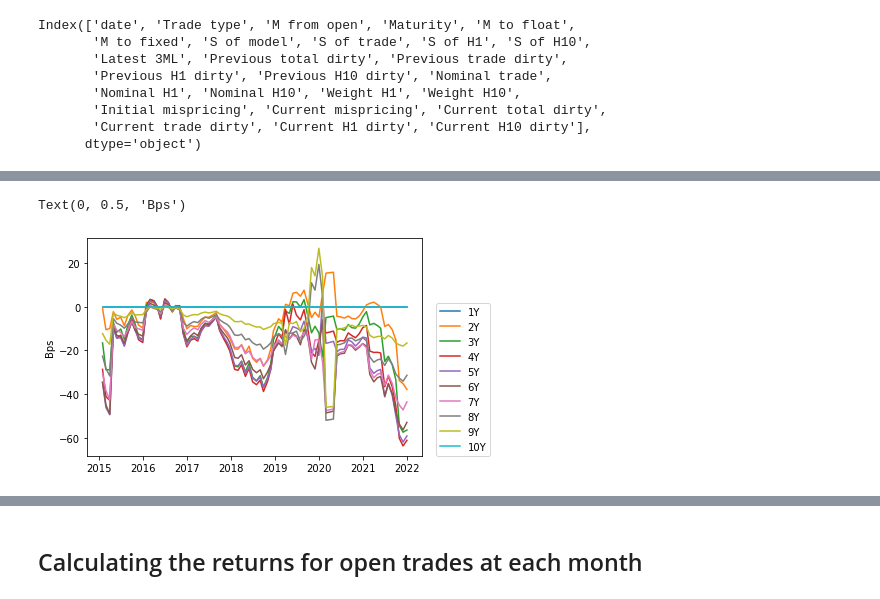
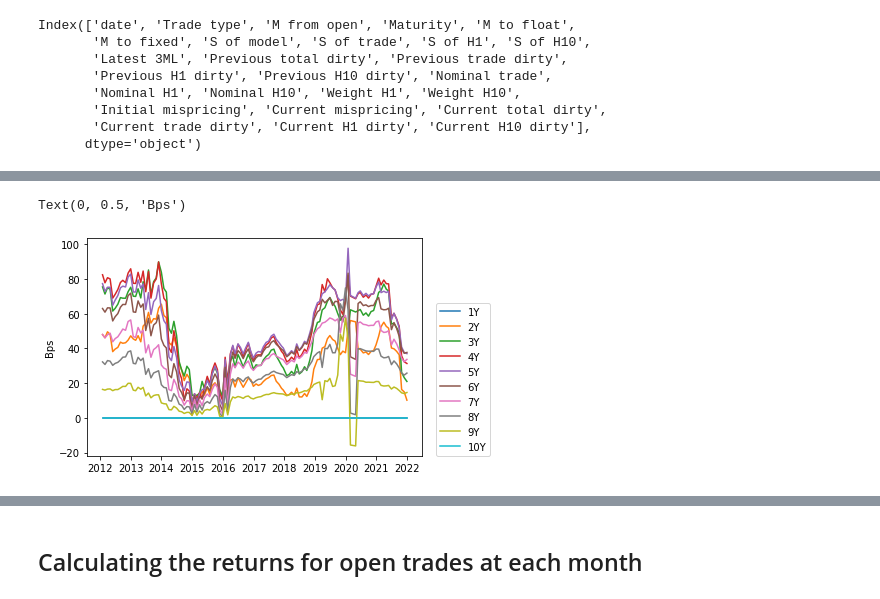
Before and after one commit to mlammi/ycarbitrage, a Jupyter notebook: returns.ipynb, the cells around one changed output, grey strips where cells are left out. Cells and saved outputs as stored; diff of their text form; code cells hidden in the pictures.

```diff
--- a/returns.ipynb
+++ b/returns.ipynb
@@ -63,11 +224,11 @@ bpsmult = 10000
 # %%
 # Plotting the mispricings in basis points
-mispricings = model_swap_rates.loc[:,'USD1YS':'USD10YS'].reset_index().drop(['index'],axis=1) - data1_swap_trade.loc[40:,'USD1YS':'USD10YS'].reset_index().drop(['index'],axis=1)
+mispricings = model_swap_rates.loc[:,'USD1YS':'USD10YS'].reset_index(drop=True) - data1_swap_trade.loc[4:,'USD1YS':'USD10YS'].reset_index(drop=True)
 mispricings = mispricings*bpsmult #Modifying the mispricings to basis points
 plt.plot(model_swap_rates['date'], mispricings)
 plt.legend(['1Y','2Y','3Y','4Y','5Y','6Y','7Y','8Y','9Y','10Y'], loc=(1.04,0))
 plt.ylabel('Bps')
-#plt.savefig('subp_CIR_misprices.eps', bbox_inches='tight')
+#plt.savefig('final_subp_cir_cobyla_misprices_mod.eps', bbox_inches='tight')
 # %% [output]
 Text(0, 0.5, 'Bps')
-[figure, old version]
+[figure, new version]
```
Also changed, not shown: parts of 53 cells of this notebook, 13 other files.
